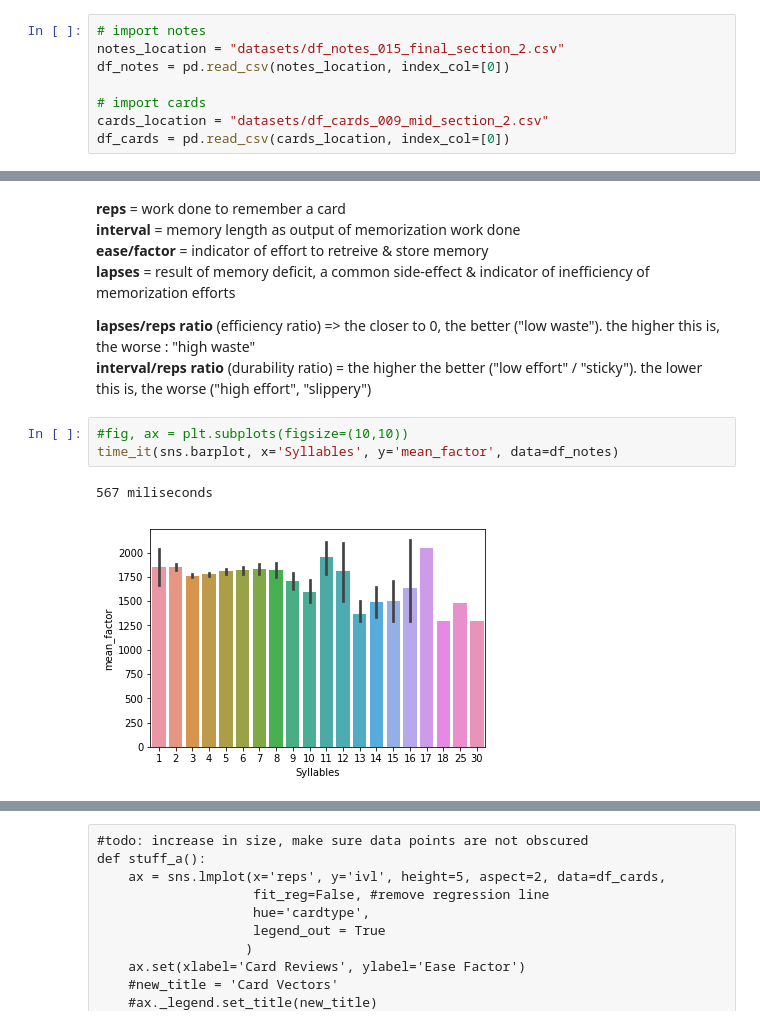
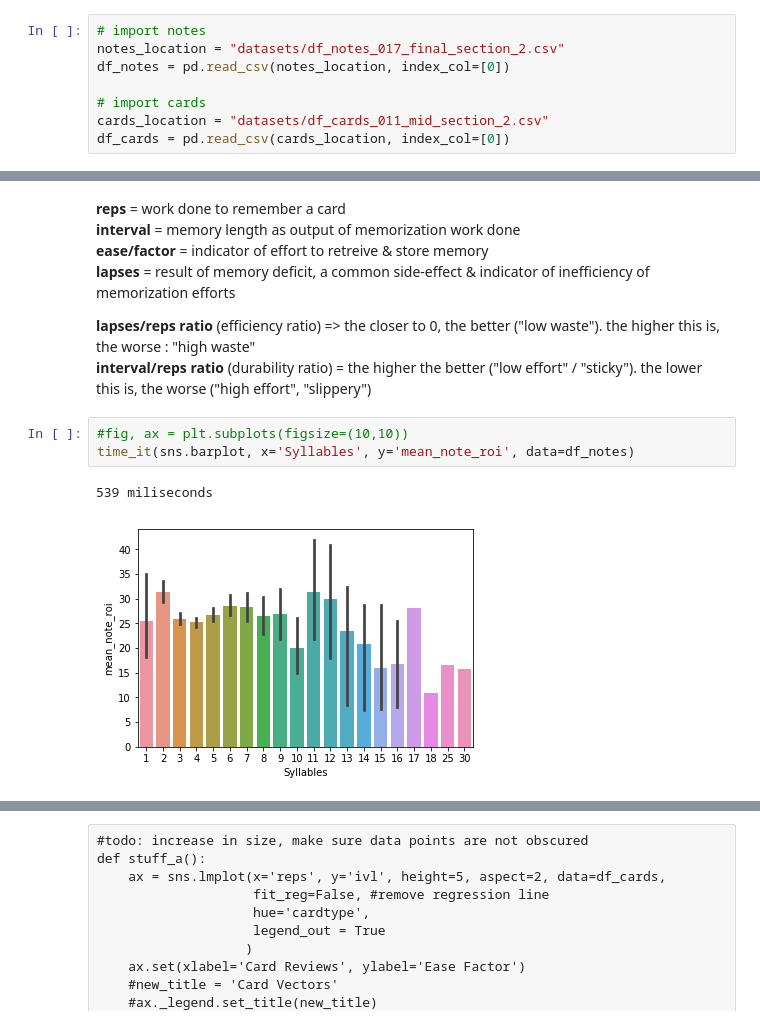
Before and after one commit to avidrucker/vocab-analysis, a Jupyter notebook: section_4_visualize_the_data.ipynb, the cells around one changed output, grey strips where cells are left out. Cells and saved outputs as stored; diff of their text form.

```diff
--- a/section_4_visualize_the_data.ipynb
+++ b/section_4_visualize_the_data.ipynb
@@ -98,11 +98,11 @@ def get_frame_of_cards_by_term(df, t):
 ### 2. Import Data
 # %%
 # import notes
-notes_location = "datasets/df_notes_015_final_section_2.csv"
+notes_location = "datasets/df_notes_017_final_section_2.csv"
 df_notes = pd.read_csv(notes_location, index_col=[0])
 
 # import cards
-cards_location = "datasets/df_cards_009_mid_section_2.csv"
+cards_location = "datasets/df_cards_011_mid_section_2.csv"
 df_cards = pd.read_csv(cards_location, index_col=[0])
 # %%
 df_notes.columns.values
@@ -468,7 +466,7 @@ time_it(stuff_6)
 **interval/reps ratio** (durability ratio) = the higher the better ("low effort" / "sticky"). the lower this is, the worse ("high effort", "slippery")
 # %%
 #fig, ax = plt.subplots(figsize=(10,10))
-time_it(sns.barplot, x='Syllables', y='mean_factor', data=df_notes)
+time_it(sns.barplot, x='Syllables', y='mean_note_roi', data=df_notes)
 # %% [output]
-567 miliseconds
+539 miliseconds
-[figure, old version]
+[figure, new version]
```
Also changed, not shown: parts of 33 cells of this notebook, 2 other files.
